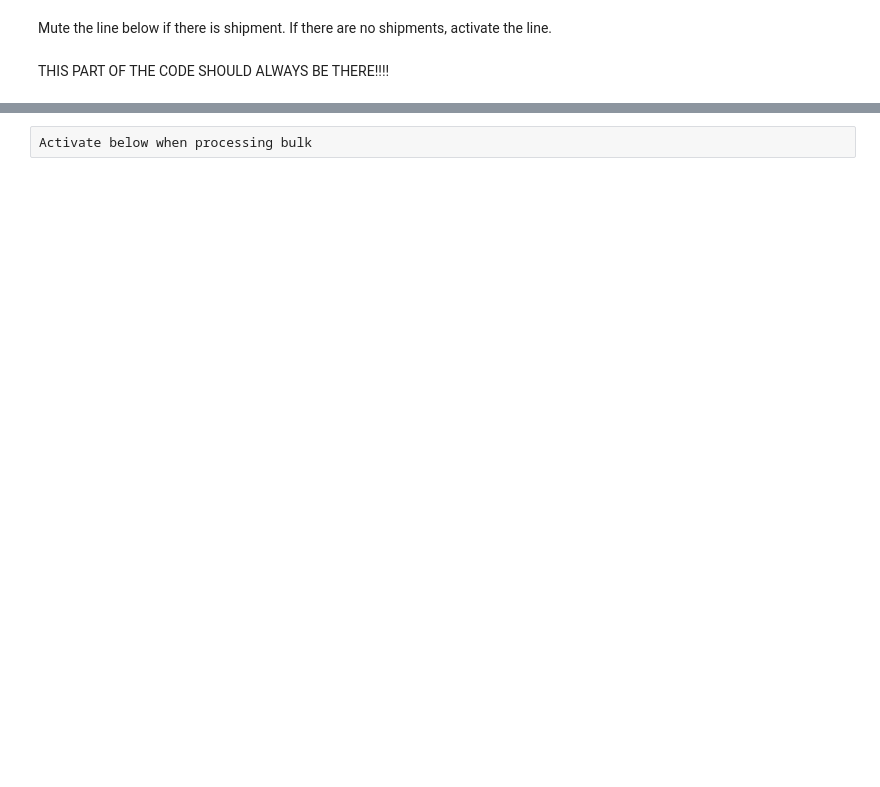
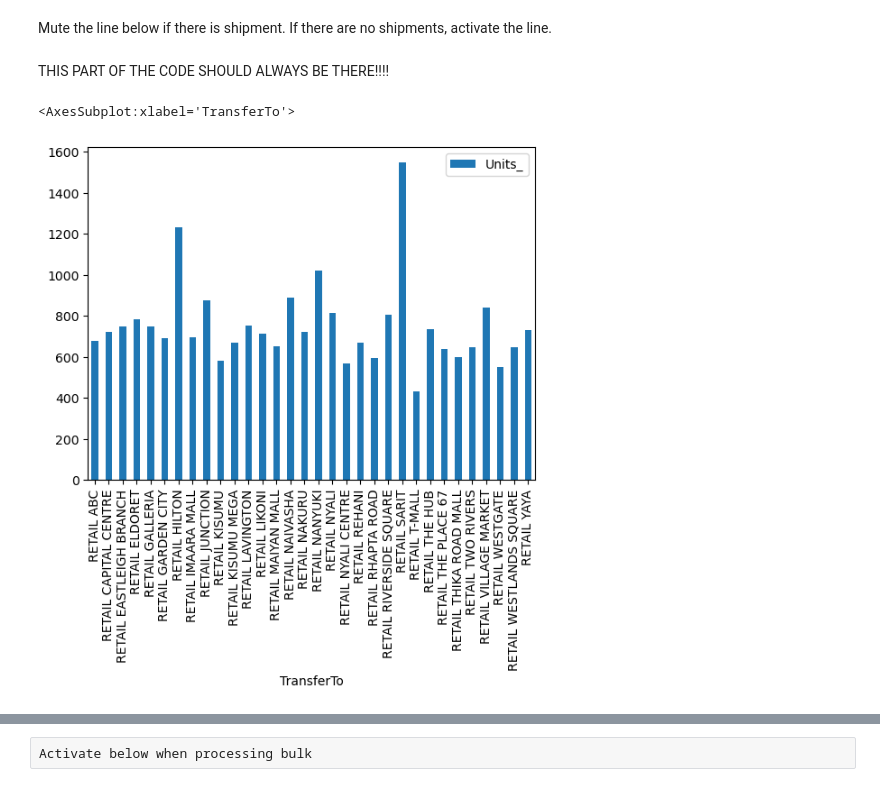
Before and after one commit to ClintonDavi/HUAutomation, a Jupyter notebook: Top_Up_From_Warehouse.ipynb, the cells around one changed output, grey strips where cells are left out. Cells and saved outputs as stored; diff of their text form; code cells hidden in the pictures; blank space fills up the shorter version.

```diff
--- a/Top_Up_From_Warehouse.ipynb
+++ b/Top_Up_From_Warehouse.ipynb
@@ -1128,3 +807,8 @@ units_AAA=finalAAA.apply(reduction_large_containers, axis=1)
 finalAAA ['Units_']=units_AAA
 # %%
 finalAAA.drop_duplicates(inplace=True)
+# %%
+finalAAA.groupby('TransferTo').agg({'Units_': np.sum}).plot(kind='bar')
+# %% [output]
+<AxesSubplot:xlabel='TransferTo'>
+[figure, added]
```
Also changed, not shown: parts of 76 cells of this notebook.
